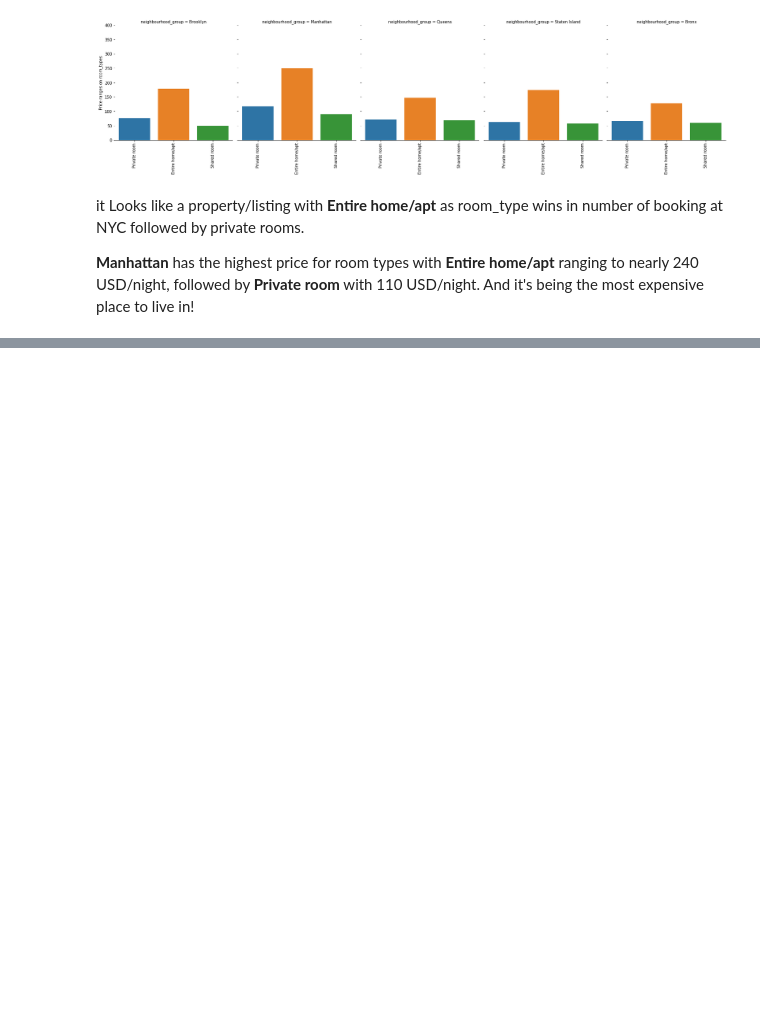
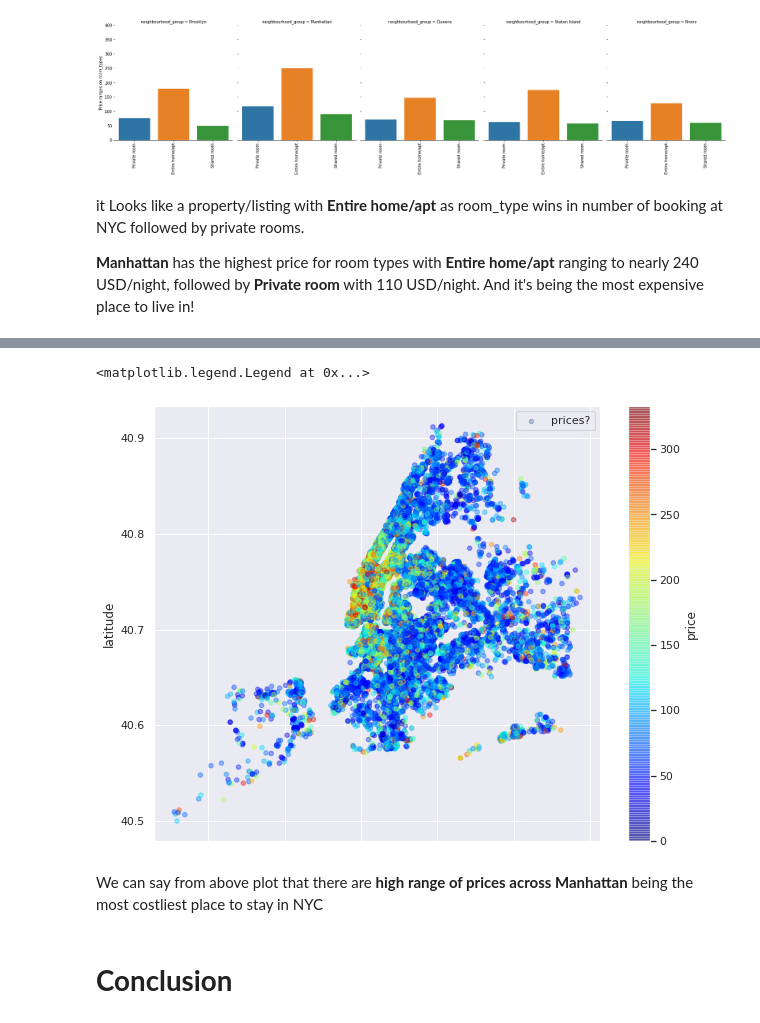
Before and after one commit to rahulwarn/capstone-project-of-Airbnb-Bookings-Analysis, a Jupyter notebook: Airbnb_Bookings_Analysis_Capstone_Project.ipynb, the cells around one changed output, grey strips where cells are left out. Saved outputs shown, nothing was run; the diff lists cells and outputs as text; code cells hidden in the pictures; blank space fills up the shorter version.

```diff
--- a/Airbnb_Bookings_Analysis_Capstone_Project.ipynb
+++ b/Airbnb_Bookings_Analysis_Capstone_Project.ipynb
@@ -488,0 +517,26 @@ it Looks like a property/listing with **Entire home/apt** as room_type wins in n
+# %%
+#writing a outlier function for removing outliers!
+def outlier_treatment(datacolumn):
+ sorted(datacolumn)
+ Q1,Q3 = np.percentile(datacolumn , [25,75])
+ IQR = Q3 - Q1
+ lower_range = Q1 - (1.5 * IQR)
+ upper_range = Q3 + (1.5 * IQR)
+
+ return lower_range,upper_range
+# %%
+lower_bound,upper_bound = outlier_treatment(df['price'])
+# %%
+#subsetting only those rows having datapoints greater than lower range and lesser than upper range respectively
+df_pnw1 = df[(df.price>lower_bound) & (df.price<upper_bound)]
+# %%
+lat_long=df_pnw1.plot(kind='scatter', x='longitude', y='latitude', label='prices?', c='price',
+                  cmap=plt.get_cmap('jet'), colorbar=True, alpha=0.4, figsize=(10,8))
+lat_long.legend()
+# %% [output]
+<matplotlib.legend.Legend at 0x...>
+[figure, added]
+# %% [markdown]
+We can say from above plot that there are **high range of prices across Manhattan** being the most costliest place to stay in NYC
+# %% [markdown]
+# **Conclusion**
```
Also changed, not shown: parts of 9 cells of this notebook.
